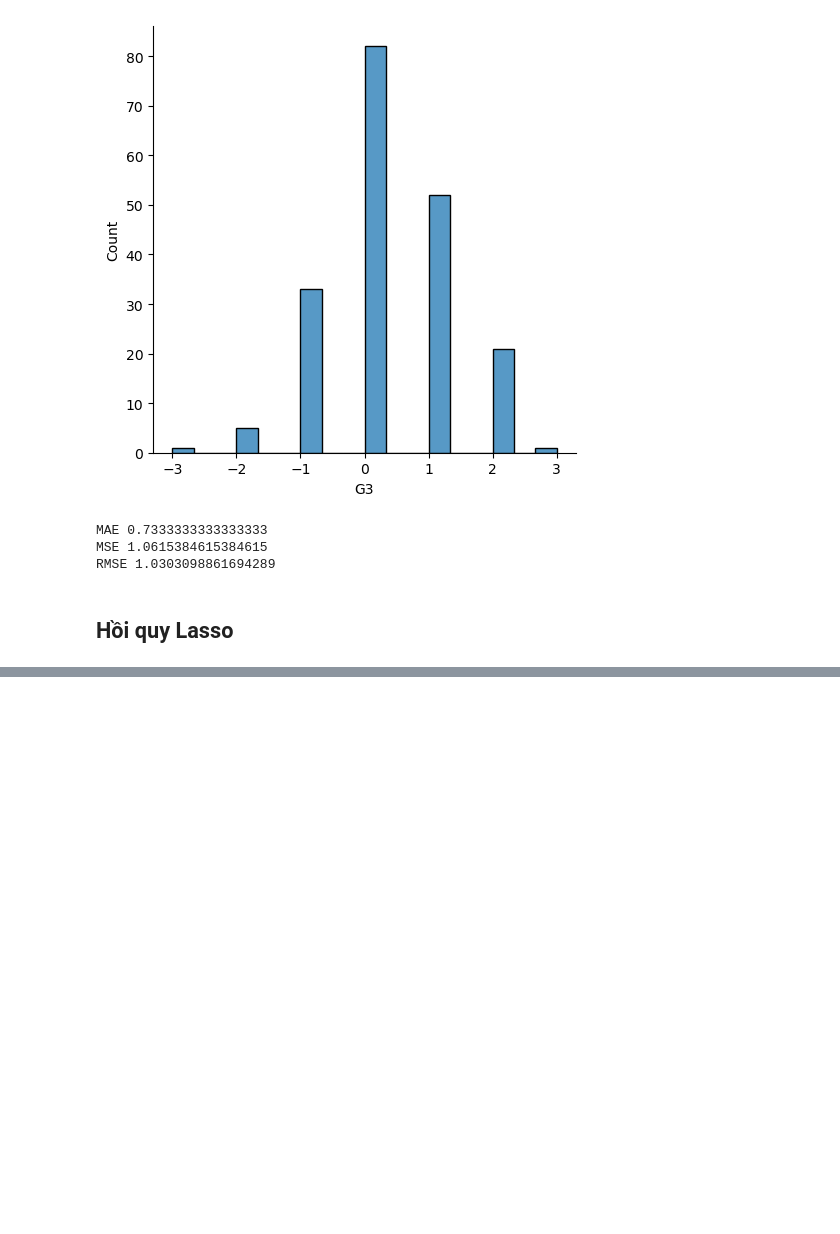
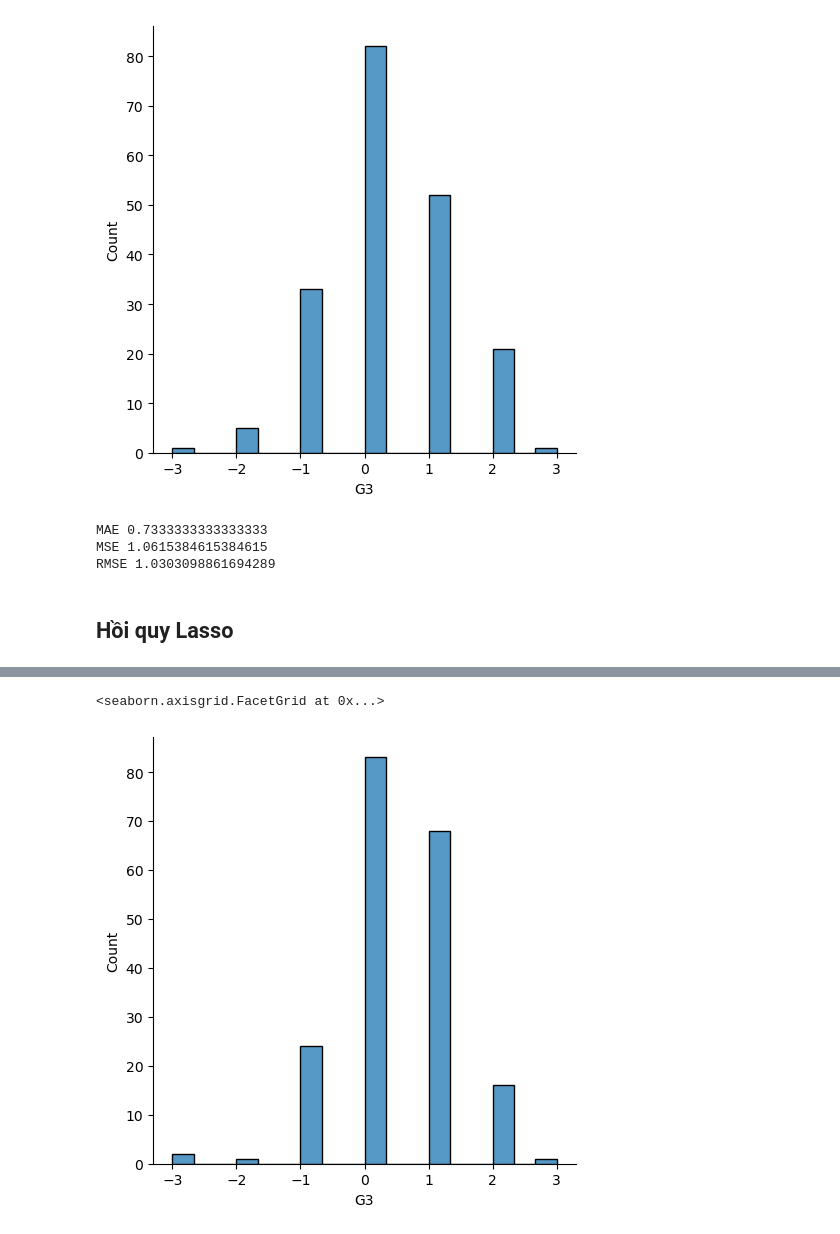
Before and after one commit to kienvbhp872004/predict-grade-of-student, a Jupyter notebook: Predict-Grade-of-Student.ipynb, the cells around one changed output, grey strips where cells are left out. Saved outputs shown, nothing was run; the diff lists cells and outputs as text; code cells hidden in the pictures; blank space fills up the shorter version.

```diff
--- a/Predict-Grade-of-Student.ipynb
+++ b/Predict-Grade-of-Student.ipynb
@@ -654,0 +736,5 @@ lasso = Lasso()
+# %%
+sns.displot(y_test-y_lasso)
+# %% [output]
+<seaborn.axisgrid.FacetGrid at 0x...>
+[figure, added]
```
Also changed, not shown: parts of 12 cells of this notebook.
